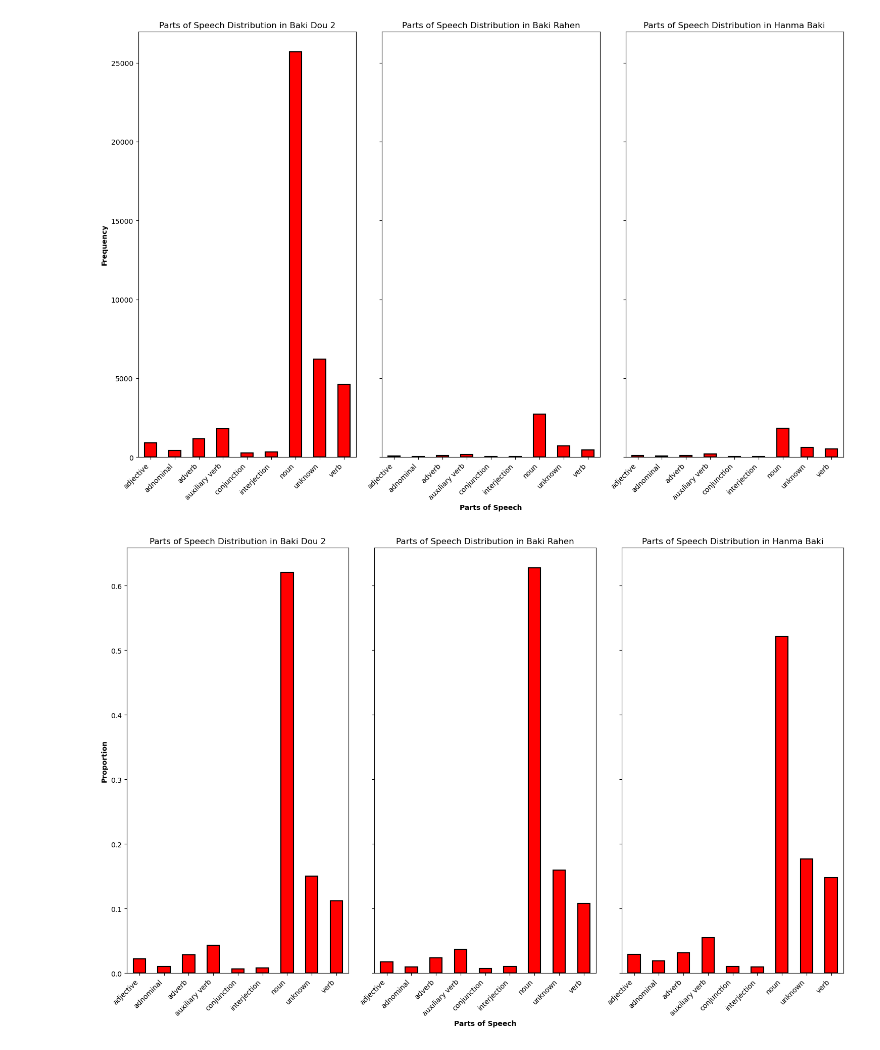
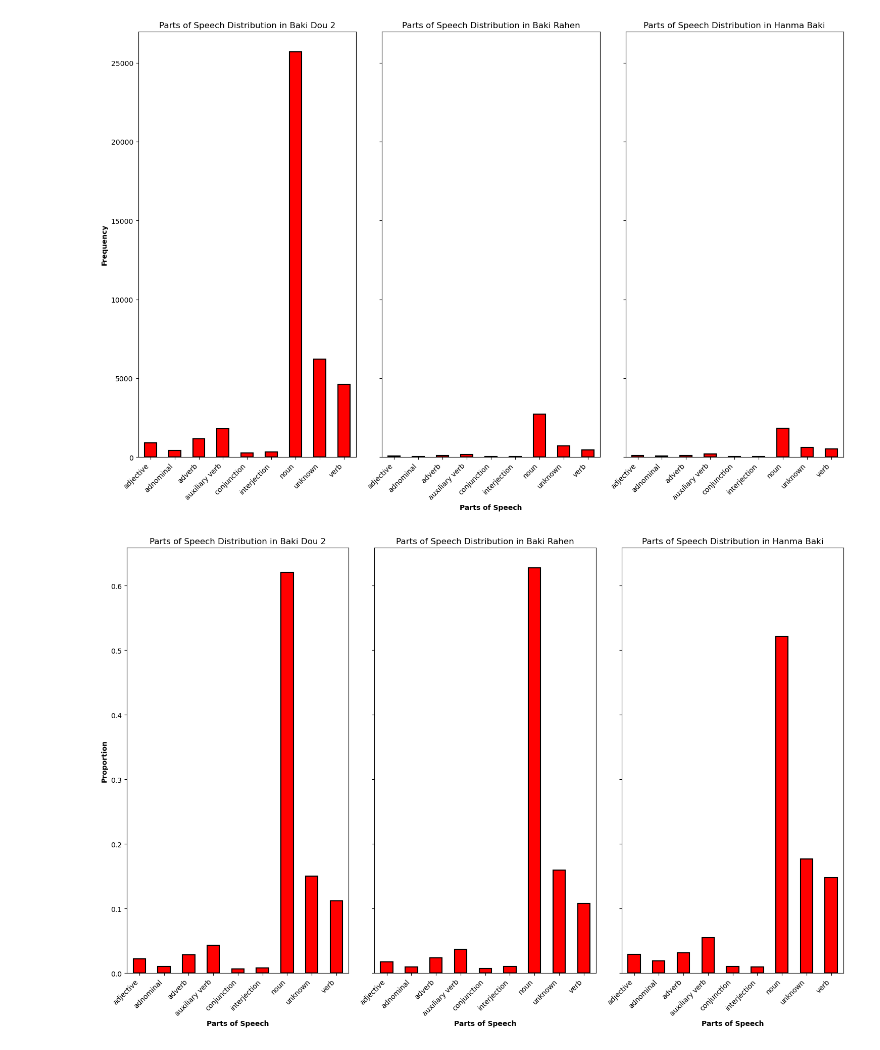
Before and after one commit to AndrewNemkov27/capstone, a Jupyter notebook: (1)-main/(1)-codeAndData/q1.ipynb, the cells around one changed output. Cells and saved outputs as stored; diff of their text form; code cells hidden in the pictures.

```diff
--- a/(1)-main/(1)-codeAndData/q1.ipynb
+++ b/(1)-main/(1)-codeAndData/q1.ipynb
@@ -296,18 +298,22 @@ for idx, series in enumerate(word_counts_top['img_series'].unique()):
     # y-axis
     if idx == 0:
         ax.set_ylabel("Word (English)", fontweight='bold')
+    if idx == 1:
+        ax.set_ylabel("Word (English)", fontweight='bold')
+    if idx == 2:
+        ax.set_ylabel("Word (English)", fontweight='bold')
 
     # x-axis
+    if idx == 0:
+        ax.set_xlabel("Word Frequency", fontweight='bold')
     if idx == 1:
         ax.set_xlabel("Word Frequency", fontweight='bold')
-
-    # remove x-axis labels
-    if idx == 0:
-        ax.set_xlabel('')
     if idx == 2:
-        ax.set_xlabel('')
+        ax.set_xlabel("Word Frequency", fontweight='bold')
 
     # remove y-axis labels
+    if idx == 1:
+        ax.set_ylabel('')
     if idx == 2:
         ax.set_ylabel('')
 
@@ -504,38 +510,40 @@ pos_pivot_normalized = pos_pivot.div(total_words_per_series, axis=0)
 pos_pivot_normalized = pos_pivot_normalized[sorted(pos_pivot_normalized.columns)]
 
 # create subplots
 fig, axes = plt.subplots(1, 3, figsize=(15, 10), sharey=True)
 
-# Loop over each series and plot
+# plot 2: bar graphs
 for idx, series in enumerate(pos_pivot_normalized.index):
     ax = axes[idx]
 
     data = pos_pivot_normalized.loc[series]
 
     # solid red bars
     data.plot(kind="bar", stacked=True, color="red", edgecolor="black", linewidth=1.5, ax=ax)
 
     ax.set_xticklabels(ax.get_xticklabels(), rotation=45, ha="right")
 
     adjusted_series = series.replace("Hanma_Baki", "Hanma Baki")
     ax.set_title(f"Parts of Speech Distribution in {adjusted_series}", fontweight="normal")
 
     # x-axis label
+    if idx == 0:
+        ax.set_xlabel("Parts of Speech", fontweight="bold")
     if idx == 1:
+        ax.set_xlabel("Parts of Speech", fontweight="bold")
+    if idx == 2:
         ax.set_xlabel("Parts of Speech", fontweight="bold")
 
     # y-axis label
     if idx == 0:
         ax.set_ylabel("Proportion", fontweight="bold")
-
-    # remove x-axis
-    if idx == 0:
-        ax.set_xlabel('')
+    if idx == 1:
+        ax.set_ylabel("Proportion", fontweight="bold")
     if idx == 2:
-        ax.set_xlabel('')
+        ax.set_ylabel("Proportion", fontweight="bold")
 
 plt.tight_layout()
 plt.show()
 # %% [output]
-[figure, old version]
+[figure, new version]
 # %%
```
Also changed, not shown: parts of 10 cells of this notebook, 3 other files.
